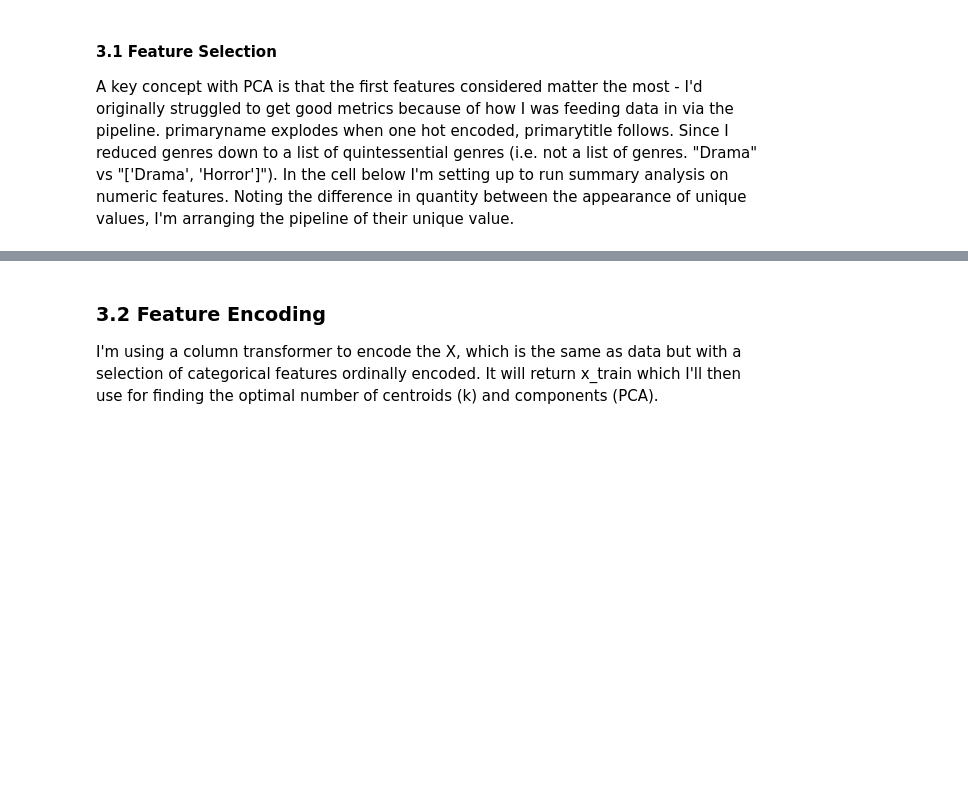
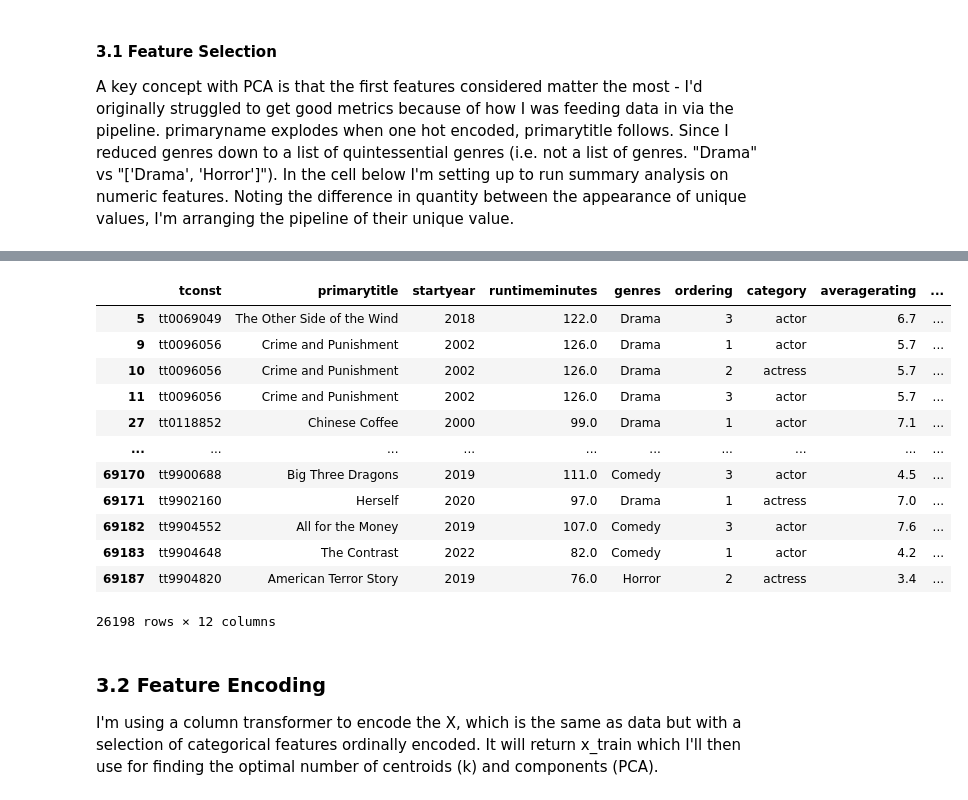
Before and after one commit to 333Kenji/IMDB_KMeans, a Jupyter notebook: Notebooks/KMeans.ipynb, the cells around one changed output, grey strips where cells are left out. Drawn from its saved outputs; the diff is of its cells as text; code cells hidden in the pictures; blank space fills up the shorter version.

```diff
--- a/Notebooks/KMeans.ipynb
+++ b/Notebooks/KMeans.ipynb
@@ -368,14 +742,30 @@ for i in ohe:
 # %%
 # preserving data so I can add clusters identified by KMeans++ as a new column later.
 X = data
 ordi = OrdinalEncoder()
 X['name'] = ordi.fit_transform(pd.DataFrame(X.primaryname))
 X['const'] = ordi.fit_transform(pd.DataFrame(X.tconst))
 
+to_img(X.head(10), name='03_X')
 # feature encoding
 ohe = ['category','genres']
 scal_cols = ['startyear','averagerating','numvotes','runtimeminutes','name','const']
+
 X
+# %% [output]
+|  | tconst | primarytitle | startyear | runtimeminutes | genres | ordering | category | averagerating | ... |
+| 5 | tt0069049 | The Other Side of the Wind | 2018 | 122.0 | Drama | 3 | actor | 6.7 | ... |
+| 9 | tt0096056 | Crime and Punishment | 2002 | 126.0 | Drama | 1 | actor | 5.7 | ... |
+| 10 | tt0096056 | Crime and Punishment | 2002 | 126.0 | Drama | 2 | actress | 5.7 | ... |
+| 11 | tt0096056 | Crime and Punishment | 2002 | 126.0 | Drama | 3 | actor | 5.7 | ... |
+| 27 | tt0118852 | Chinese Coffee | 2000 | 99.0 | Drama | 1 | actor | 7.1 | ... |
+| ... | ... | ... | ... | ... | ... | ... | ... | ... | ... |
+| 69170 | tt9900688 | Big Three Dragons | 2019 | 111.0 | Comedy | 3 | actor | 4.5 | ... |
+| 69171 | tt9902160 | Herself | 2020 | 97.0 | Drama | 1 | actress | 7.0 | ... |
+| 69182 | tt9904552 | All for the Money | 2019 | 107.0 | Comedy | 3 | actor | 7.6 | ... |
+| 69183 | tt9904648 | The Contrast | 2022 | 82.0 | Comedy | 1 | actor | 4.2 | ... |
+| 69187 | tt9904820 | American Terror Story | 2019 | 76.0 | Horror | 2 | actress | 3.4 | ... |
+26198 rows × 12 columns
 # %% [markdown]
 ### 3.2 Feature Encoding
 I'm using a column transformer to encode the X, which is the same as data but with a selection of categorical features ordinally encoded. It will return x_train which I'll then use for finding the optimal number of centroids (k) and components (PCA).
```
Also changed, not shown: parts of 66 cells of this notebook, 34 other files.
